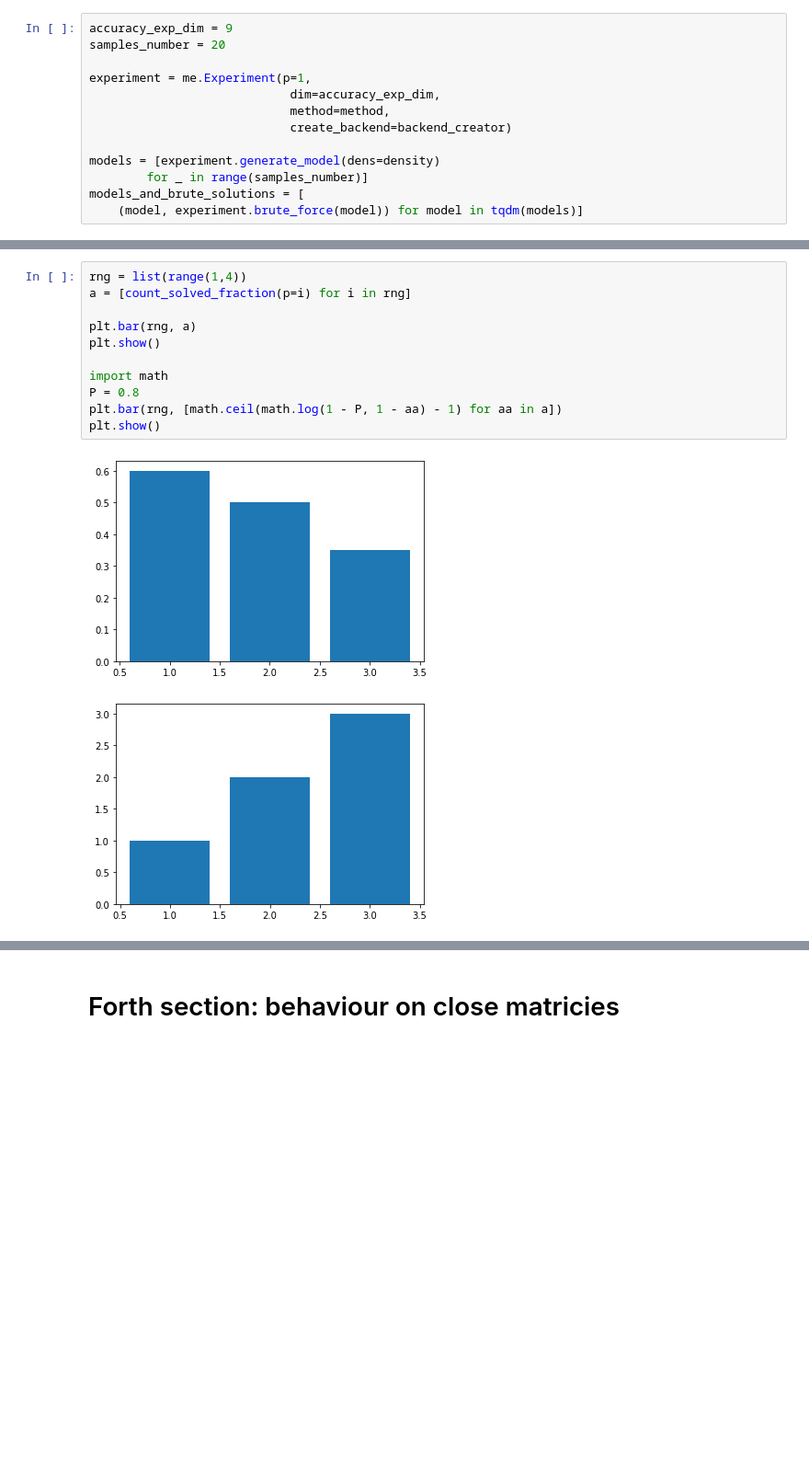
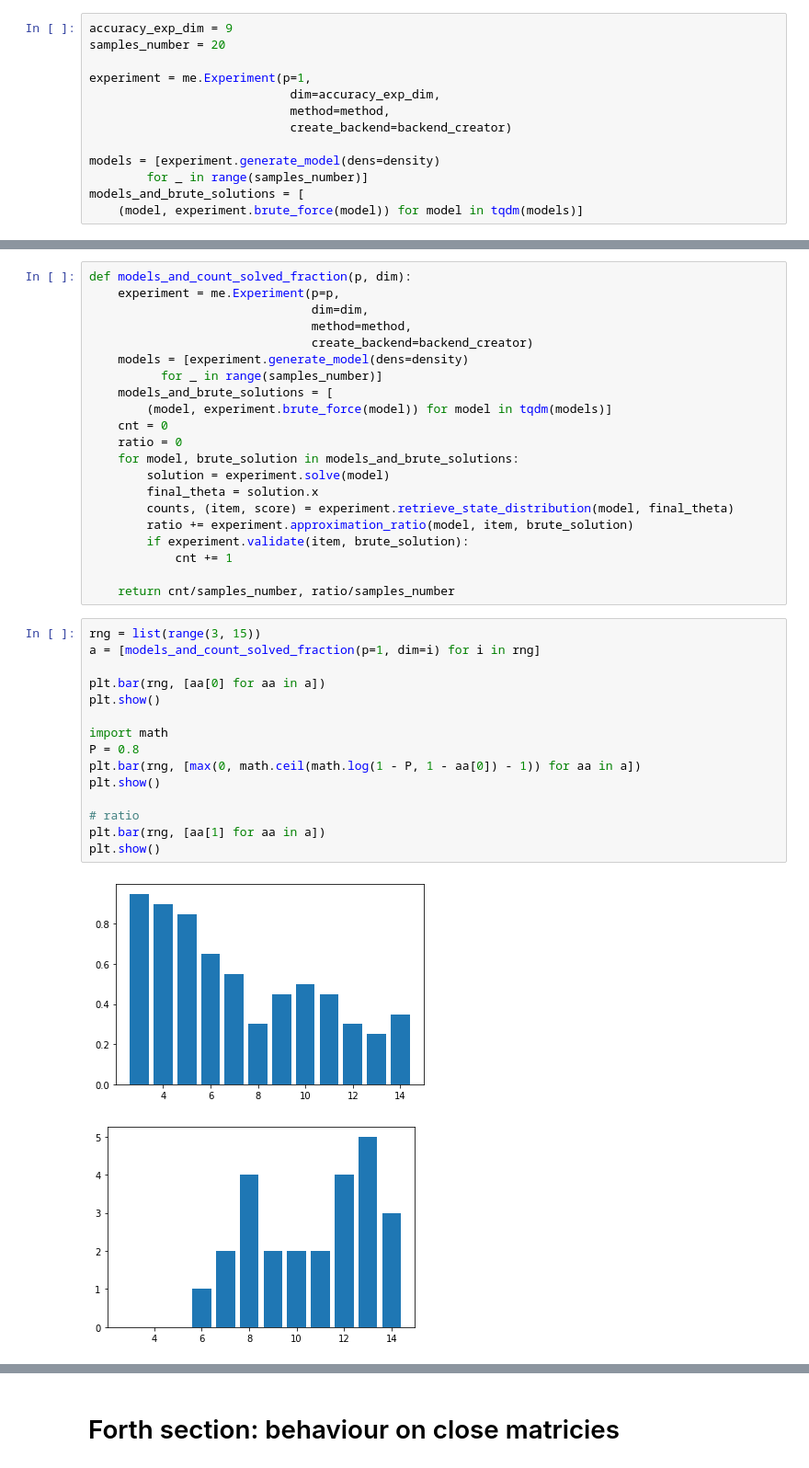
Before and after one commit to zentas/qaoa, a Jupyter notebook: Main.ipynb, the cells around one changed output, grey strips where cells are left out. Shown at 92% size. Cells and saved outputs as stored; diff of their text form; blank space fills up the shorter version.

Commit message:
approximation ratio added

```diff
--- a/Main.ipynb
+++ b/Main.ipynb
@@ -252,14 +275,39 @@ def count_solved_fraction(p):
+# %%
+def models_and_count_solved_fraction(p, dim):
+    experiment = me.Experiment(p=p,
+                               dim=dim,
+                               method=method,
+                               create_backend=backend_creator)
+    models = [experiment.generate_model(dens=density)
+          for _ in range(samples_number)]
+    models_and_brute_solutions = [
+        (model, experiment.brute_force(model)) for model in tqdm(models)]
+    cnt = 0
+    ratio = 0
+    for model, brute_solution in models_and_brute_solutions:
+        solution = experiment.solve(model)
+        final_theta = solution.x
+        counts, (item, score) = experiment.retrieve_state_distribution(model, final_theta)
+        ratio += experiment.approximation_ratio(model, item, brute_solution)
+        if experiment.validate(item, brute_solution):
+            cnt += 1
+
+    return cnt/samples_number, ratio/samples_number
 # %%
-rng = list(range(1,4))
-a = [count_solved_fraction(p=i) for i in rng]
+rng = list(range(3, 15))
+a = [models_and_count_solved_fraction(p=1, dim=i) for i in rng]
 
-plt.bar(rng, a)
+plt.bar(rng, [aa[0] for aa in a])
 plt.show()
 
 import math
 P = 0.8
-plt.bar(rng, [math.ceil(math.log(1 - P, 1 - aa) - 1) for aa in a])
+plt.bar(rng, [max(0, math.ceil(math.log(1 - P, 1 - aa[0]) - 1)) for aa in a])
 plt.show()
+
+# ratio
+plt.bar(rng, [aa[1] for aa in a])
+plt.show()
 # %% [output]
-[figure, old version]
+[figure, new version]
-[figure, old version]
+[figure, new version]
```
Also changed, not shown: parts of 7 cells of this notebook, 1 other file.
